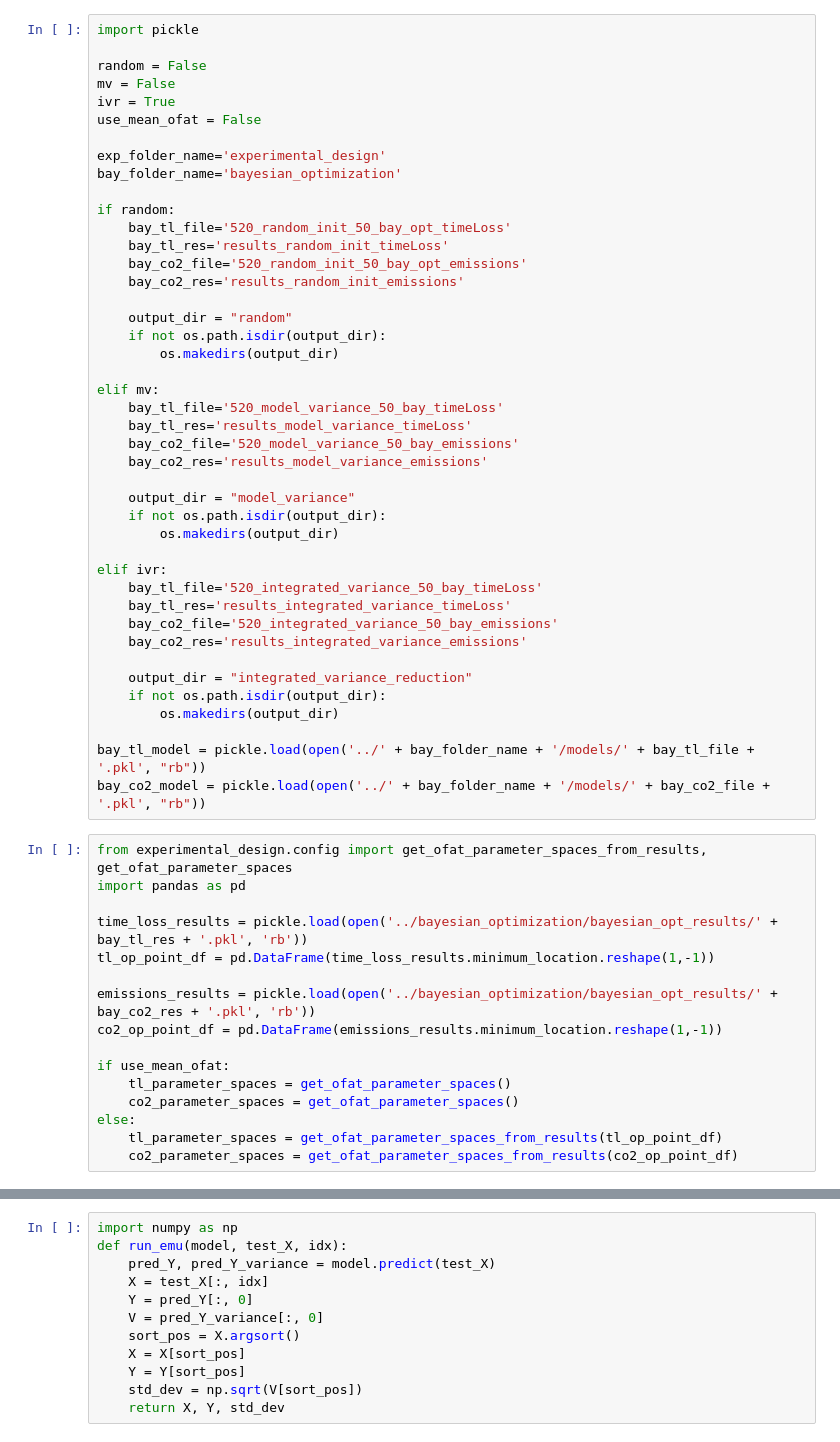
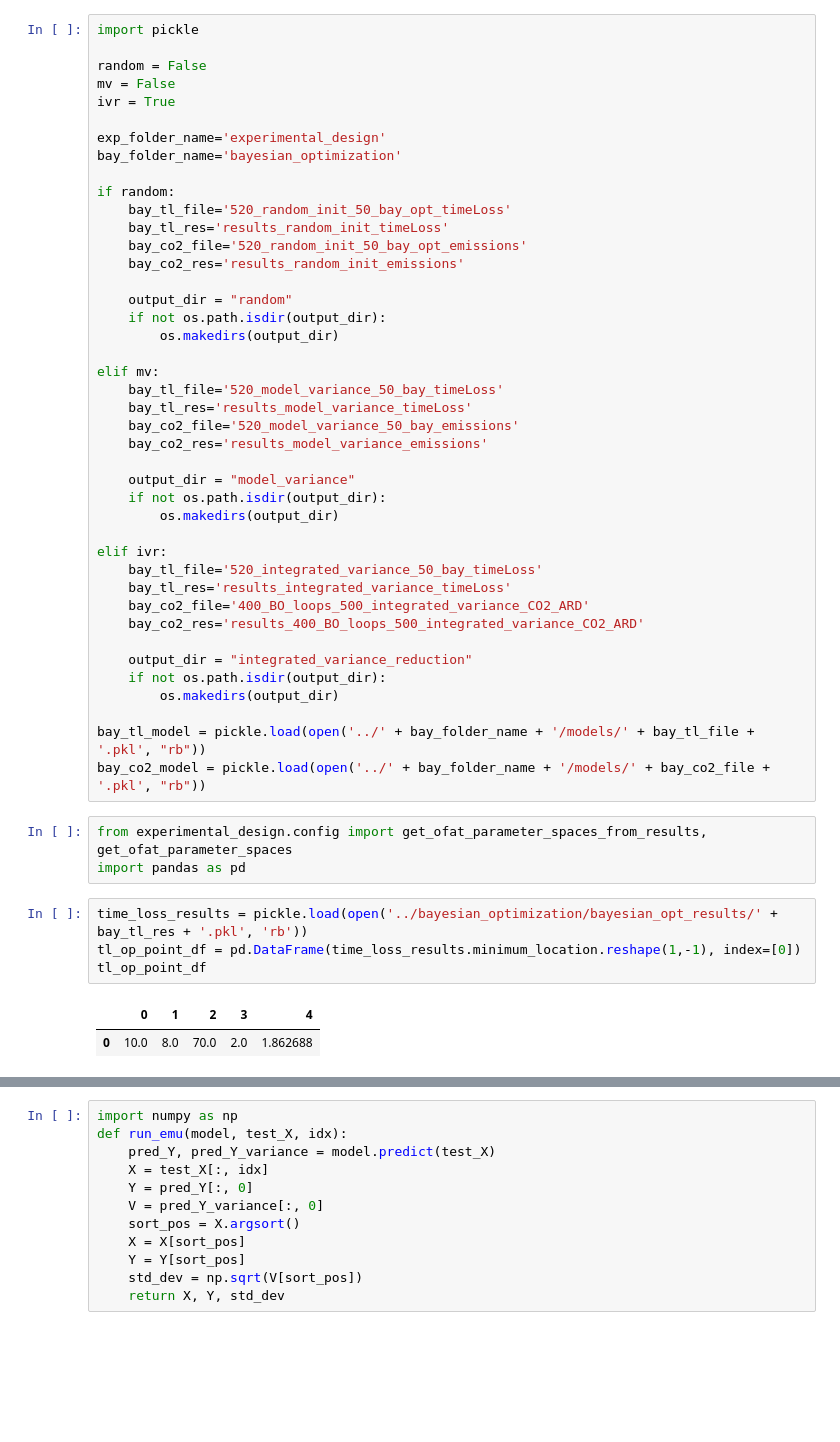
Before and after one commit to MatteoBettini/TrafficEmu, a Jupyter notebook: sensitivity_analysis/ofat.ipynb, the cells around one changed output, grey strips where cells are left out. Cells and saved outputs as stored; diff of their text form; blank space fills up the shorter version.

```diff
--- a/sensitivity_analysis/ofat.ipynb
+++ b/sensitivity_analysis/ofat.ipynb
@@ -4,7 +4,6 @@ import pickle
 random = False
 mv = False
 ivr = True
-use_mean_ofat = False
 
 exp_folder_name='experimental_design'
 bay_folder_name='bayesian_optimization'
@@ -32,8 +31,8 @@ elif mv:
 elif ivr:
     bay_tl_file='520_integrated_variance_50_bay_timeLoss'
     bay_tl_res='results_integrated_variance_timeLoss'
-    bay_co2_file='520_integrated_variance_50_bay_emissions'
-    bay_co2_res='results_integrated_variance_emissions'
+    bay_co2_file='400_BO_loops_500_integrated_variance_CO2_ARD'
+    bay_co2_res='results_400_BO_loops_500_integrated_variance_CO2_ARD'
 
     output_dir = "integrated_variance_reduction"
     if not os.path.isdir(output_dir):
@@ -41,19 +40,13 @@ elif ivr:
 
 bay_tl_model = pickle.load(open('../' + bay_folder_name + '/models/' + bay_tl_file + '.pkl', "rb"))
 bay_co2_model = pickle.load(open('../' + bay_folder_name + '/models/' + bay_co2_file + '.pkl', "rb"))
-# %%
-from experimental_design.config import get_ofat_parameter_spaces_from_results, get_ofat_parameter_spaces
-import pandas as pd
-
-time_loss_results = pickle.load(open('../bayesian_optimization/bayesian_opt_results/' + bay_tl_res + '.pkl', 'rb'))
-tl_op_point_df = pd.DataFrame(time_loss_results.minimum_location.reshape(1,-1))
-
-emissions_results = pickle.load(open('../bayesian_optimization/bayesian_opt_results/' + bay_co2_res + '.pkl', 'rb'))
-co2_op_point_df = pd.DataFrame(emissions_results.minimum_location.reshape(1,-1))
-
-if use_mean_ofat:
-    tl_parameter_spaces = get_ofat_parameter_spaces()
-    co2_parameter_spaces = get_ofat_parameter_spaces()
-else:
-    tl_parameter_spaces = get_ofat_parameter_spaces_from_results(tl_op_point_df)
-    co2_parameter_spaces = get_ofat_parameter_spaces_from_results(co2_op_point_df)
+# %%
+from experimental_design.config import get_ofat_parameter_spaces_from_results, get_ofat_parameter_spaces
+import pandas as pd
+# %%
+time_loss_results = pickle.load(open('../bayesian_optimization/bayesian_opt_results/' + bay_tl_res + '.pkl', 'rb'))
+tl_op_point_df = pd.DataFrame(time_loss_results.minimum_location.reshape(1,-1), index=[0])
+tl_op_point_df
+# %% [output]
+|  | 0 | 1 | 2 | 3 | 4 |
+| 0 | 10.0 | 8.0 | 70.0 | 2.0 | 1.862688 |
```
Also changed, not shown: parts of 5 cells of this notebook, 19 other files.
